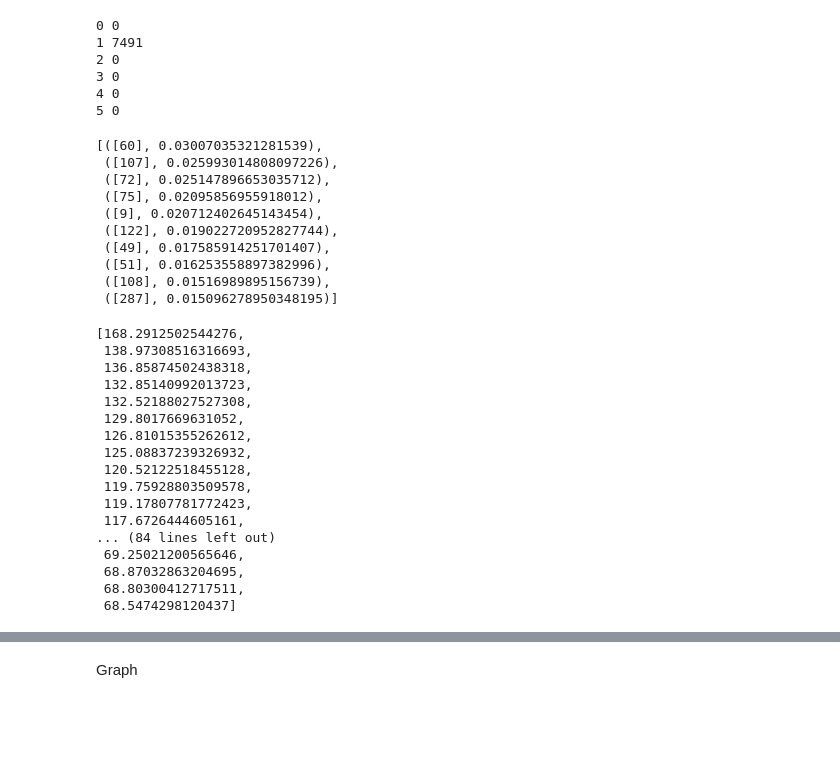
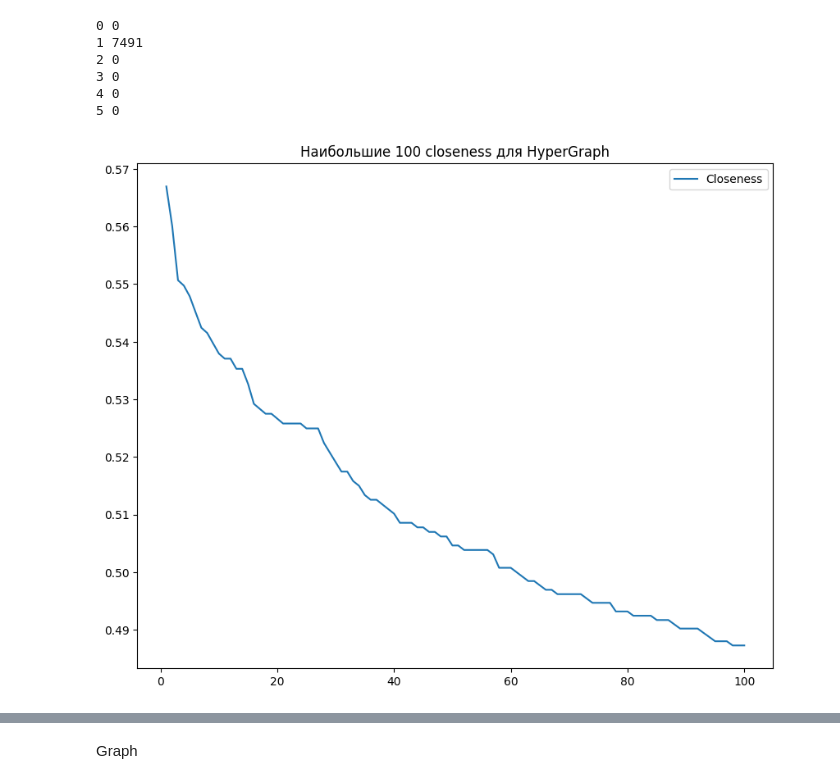
Before and after one commit to mostony/SimplicialExtended, a Jupyter notebook: datasets/contact-high-school/high.ipynb, the cells around one changed output, grey strips where cells are left out. Saved outputs shown, nothing was run; the diff lists cells and outputs as text; code cells hidden in the pictures; blank space fills up the shorter version.

```diff
--- a/datasets/contact-high-school/high.ipynb
+++ b/datasets/contact-high-school/high.ipynb
@@ -70,40 +42,24 @@ for i in range(D+1):
 3 0
 4 0
 5 0
+# %%
+h_clos = H.ClosenessAll(0, 1, False)
+h_clos = sorted(h_clos, key=lambda x: x[1], reverse=True)
 # %%
 h_betw = H.BetweennessAll(0, 1, False)
 h_betw = sorted(h_betw, key=lambda x: x[1], reverse=True)
-# %%
-h_betw[:10]
-# %% [output]
-[([60], 0.03007035321281539),
- ([107], 0.025993014808097226),
- ([72], 0.025147896653035712),
- ([75], 0.02095856955918012),
- ([9], 0.020712402645143454),
- ([122], 0.019022720952827744),
- ([49], 0.017585914251701407),
- ([51], 0.016253558897382996),
- ([108], 0.01516989895156739),
- ([287], 0.015096278950348195)]
 # %%
 h_eigs = H.EigenValues(1, 0, 2, False, 100)
-h_eigs
-# %% [output]
-[168.2912502544276,
- 138.97308516316693,
- 136.85874502438318,
- 132.85140992013723,
- 132.52188027527308,
- 129.8017669631052,
- 126.81015355262612,
- 125.08837239326932,
- 120.52122518455128,
- 119.75928803509578,
- 119.17807781772423,
- 117.6726444605161,
-... (84 lines left out)
- 69.25021200565646,
- 68.87032863204695,
- 68.80300412717511,
- 68.5474298120437]
+# %%
+def getValues(a):
+  return list(map(lambda x: x[1], a))
+# %%
+plt.figure(figsize=(10, 8))
+plt.plot(x, getValues(h_clos)[:100], label ='Closeness')
+
+plt.legend()
+plt.title('Наибольшие 100 closeness для HyperGraph')
+
+plt.show()
+# %% [output]
+[figure, added]
```
Also changed, not shown: parts of 24 cells of this notebook, 2 other files.
